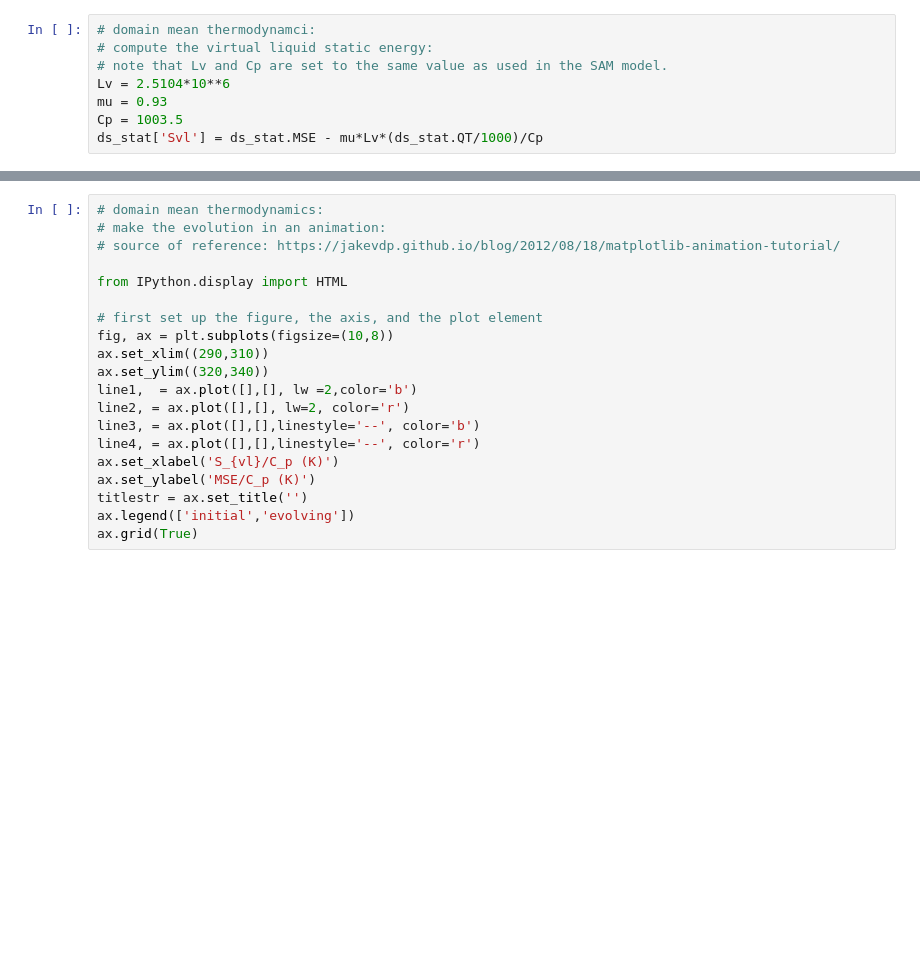
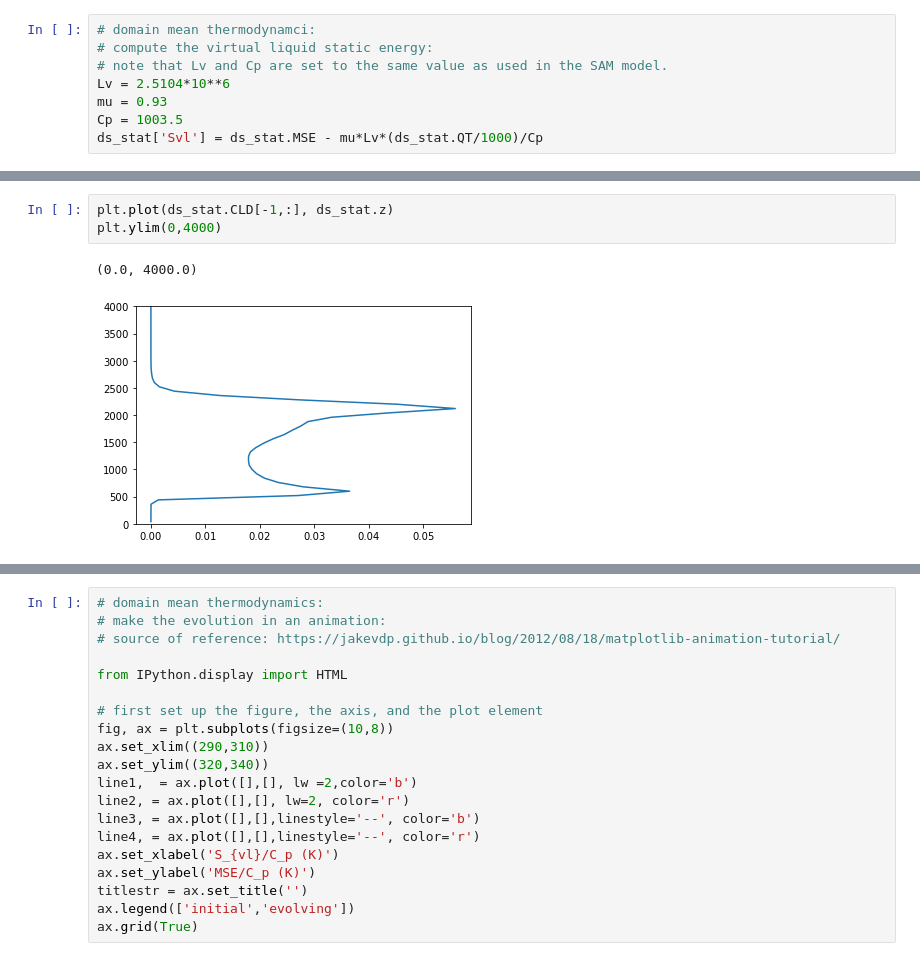
Before and after one commit to xychen-ocn/BB2017_analysis, a Jupyter notebook: examine_BB2017_MSE_Svl_Paluch_diagram.ipynb, the cells around one changed output, grey strips where cells are left out. Drawn from its saved outputs; the diff is of its cells as text; blank space fills up the shorter version.

```diff
--- a/examine_BB2017_MSE_Svl_Paluch_diagram.ipynb
+++ b/examine_BB2017_MSE_Svl_Paluch_diagram.ipynb
@@ -170,0 +172,6 @@ The code block below generates movies to show the evolution:
+# %%
+plt.plot(ds_stat.CLD[-1,:], ds_stat.z)
+plt.ylim(0,4000)
+# %% [output]
+(0.0, 4000.0)
+[figure, added]
```
Also changed, not shown: parts of 27 cells of this notebook, 1 other file.
